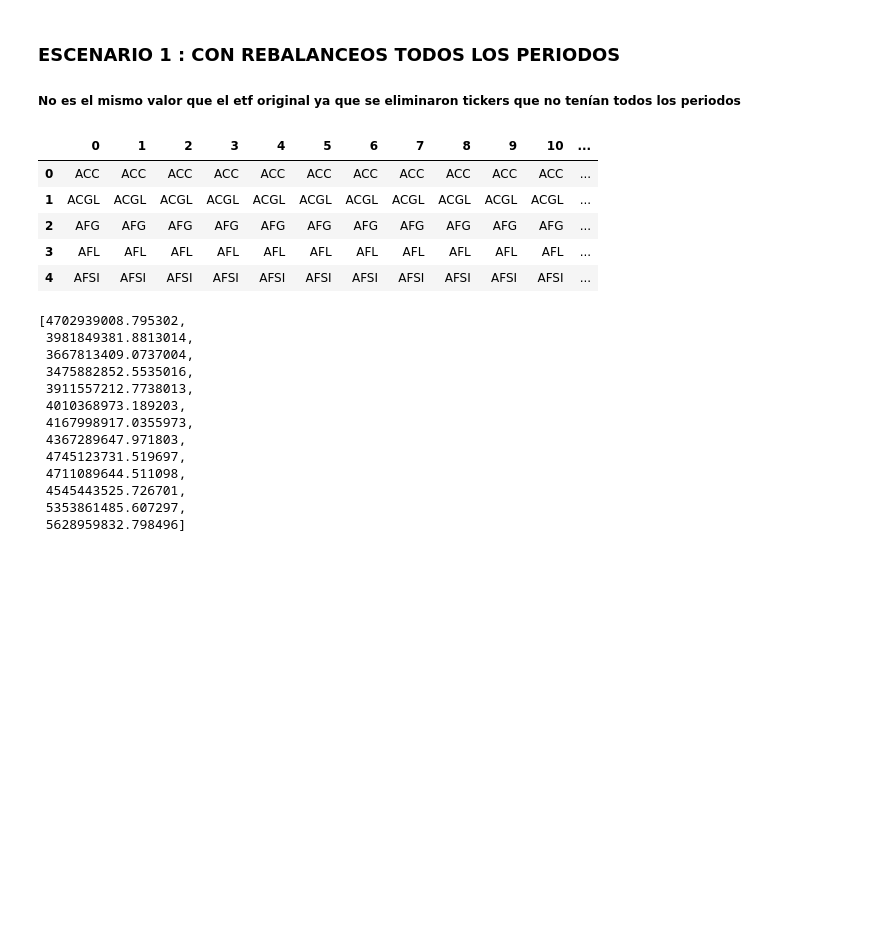
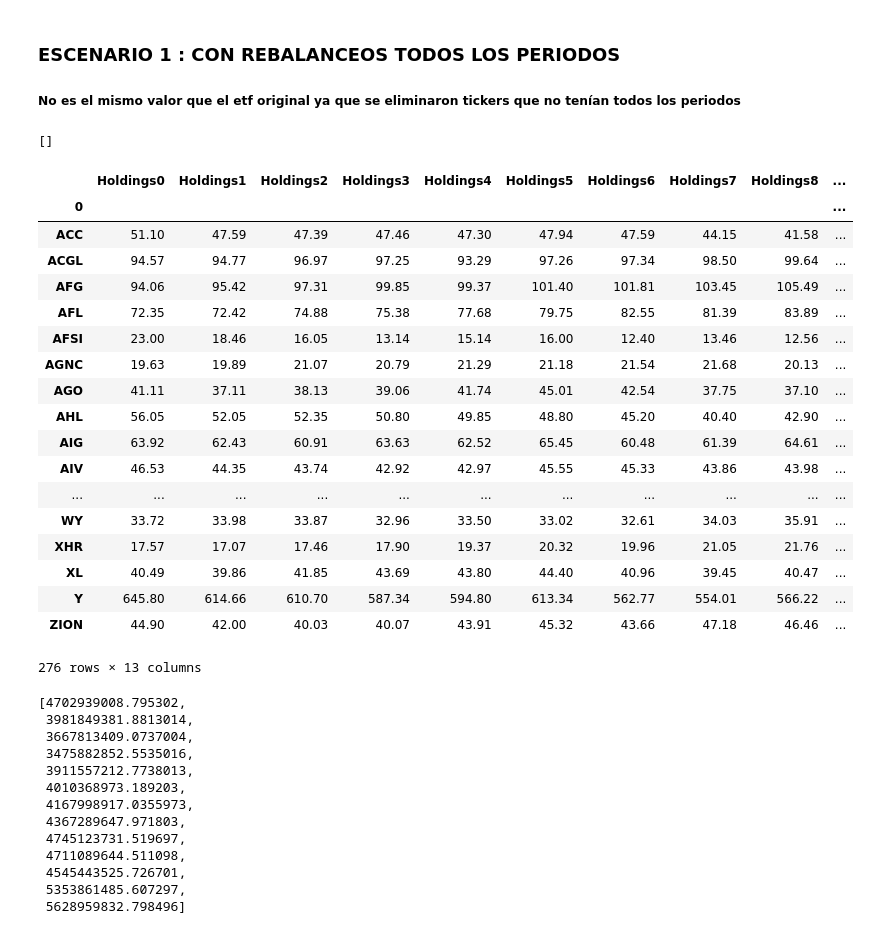
Before and after one commit to Marisolcantarero95/TRADING, a Jupyter notebook: Lab1_EqA/Lab1.ipynb, the cells around one changed output. Saved outputs shown, nothing was run; the diff lists cells and outputs as text; code cells hidden in the pictures; blank space fills up the shorter version.

```diff
--- a/Lab1_EqA/Lab1.ipynb
+++ b/Lab1_EqA/Lab1.ipynb
@@ -129,27 +136,44 @@ for i in range(narch-1):
             for j in tickers[i+1]:
                 if j not in tickers[z]:
                     tickers[i+1].remove(j)
-indice = pd.DataFrame(tickers).T
-indice = indice.apply(lambda x: x.sort_values().values)
-indice.head()
+prueba
+#indice = pd.DataFrame(tickers).T
+#indice = indice.apply(lambda x: x.sort_values().values)
+#indice
 # %% [output]
-|  | 0 | 1 | 2 | 3 | 4 | 5 | 6 | 7 | 8 | 9 | 10 | ... |
-| 0 | ACC | ACC | ACC | ACC | ACC | ACC | ACC | ACC | ACC | ACC | ACC | ... |
-| 1 | ACGL | ACGL | ACGL | ACGL | ACGL | ACGL | ACGL | ACGL | ACGL | ACGL | ACGL | ... |
-| 2 | AFG | AFG | AFG | AFG | AFG | AFG | AFG | AFG | AFG | AFG | AFG | ... |
-| 3 | AFL | AFL | AFL | AFL | AFL | AFL | AFL | AFL | AFL | AFL | AFL | ... |
-| 4 | AFSI | AFSI | AFSI | AFSI | AFSI | AFSI | AFSI | AFSI | AFSI | AFSI | AFSI | ... |
+[]
 # %%
 # Acomodo de información de acuerdo a índice(tickers) en común (Weight(%), Price y Shares)
 DF ,DF1, DF2 = pd.DataFrame() , pd.DataFrame(), pd.DataFrame()
 for i in range(narch):
     l,l1,l2= [],[],[]
     for j in range(indice.shape[0]):
         l.append(holdings[i]['Weight (%)'][indice[0][j]])
         l1.append(holdings[i]['Price'][indice[0][j]])
         l2.append(holdings[i]['Shares'][indice[0][j]])
     DF['Holdings'+str(i)+''] ,DF1['Holdings'+str(i)+''],DF2['Holdings'+str(i)+''] = l ,l1 , l2
 Weights, Prices, Shares = DF.set_index(indice[0]) , DF1.set_index(indice[0]) , DF2.set_index(indice[0])
+Prices
+# %% [output]
+|  | Holdings0 | Holdings1 | Holdings2 | Holdings3 | Holdings4 | Holdings5 | Holdings6 | Holdings7 | Holdings8 | ... |
+| 0 |  |  |  |  |  |  |  |  |  | ... |
+| ACC | 51.10 | 47.59 | 47.39 | 47.46 | 47.30 | 47.94 | 47.59 | 44.15 | 41.58 | ... |
+| ACGL | 94.57 | 94.77 | 96.97 | 97.25 | 93.29 | 97.26 | 97.34 | 98.50 | 99.64 | ... |
+| AFG | 94.06 | 95.42 | 97.31 | 99.85 | 99.37 | 101.40 | 101.81 | 103.45 | 105.49 | ... |
+| AFL | 72.35 | 72.42 | 74.88 | 75.38 | 77.68 | 79.75 | 82.55 | 81.39 | 83.89 | ... |
+| AFSI | 23.00 | 18.46 | 16.05 | 13.14 | 15.14 | 16.00 | 12.40 | 13.46 | 12.56 | ... |
+| AGNC | 19.63 | 19.89 | 21.07 | 20.79 | 21.29 | 21.18 | 21.54 | 21.68 | 20.13 | ... |
+| AGO | 41.11 | 37.11 | 38.13 | 39.06 | 41.74 | 45.01 | 42.54 | 37.75 | 37.10 | ... |
+| AHL | 56.05 | 52.05 | 52.35 | 50.80 | 49.85 | 48.80 | 45.20 | 40.40 | 42.90 | ... |
+| AIG | 63.92 | 62.43 | 60.91 | 63.63 | 62.52 | 65.45 | 60.48 | 61.39 | 64.61 | ... |
+| AIV | 46.53 | 44.35 | 43.74 | 42.92 | 42.97 | 45.55 | 45.33 | 43.86 | 43.98 | ... |
+| ... | ... | ... | ... | ... | ... | ... | ... | ... | ... | ... |
+| WY | 33.72 | 33.98 | 33.87 | 32.96 | 33.50 | 33.02 | 32.61 | 34.03 | 35.91 | ... |
+| XHR | 17.57 | 17.07 | 17.46 | 17.90 | 19.37 | 20.32 | 19.96 | 21.05 | 21.76 | ... |
+| XL | 40.49 | 39.86 | 41.85 | 43.69 | 43.80 | 44.40 | 40.96 | 39.45 | 40.47 | ... |
+| Y | 645.80 | 614.66 | 610.70 | 587.34 | 594.80 | 613.34 | 562.77 | 554.01 | 566.22 | ... |
+| ZION | 44.90 | 42.00 | 40.03 | 40.07 | 43.91 | 45.32 | 43.66 | 47.18 | 46.46 | ... |
+276 rows × 13 columns
 # %%
 # Función para calcular los valores de etf con los tickers ajustados(ya no es igual al original).
 def v_etf1(narch):
```
Also changed, not shown: parts of 10 cells of this notebook.
